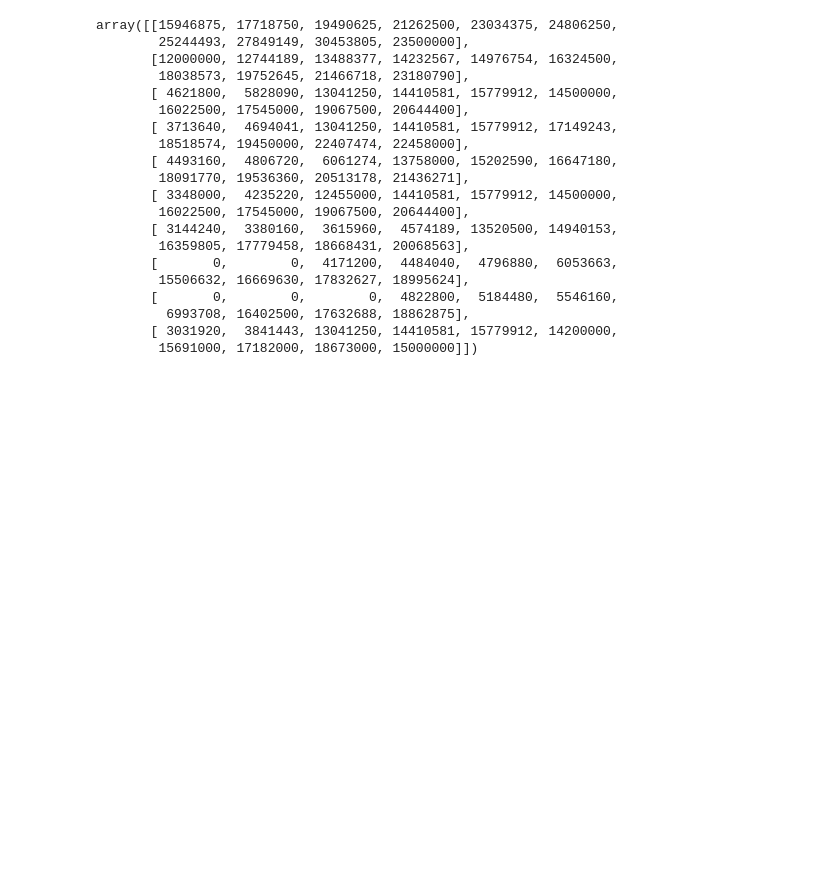
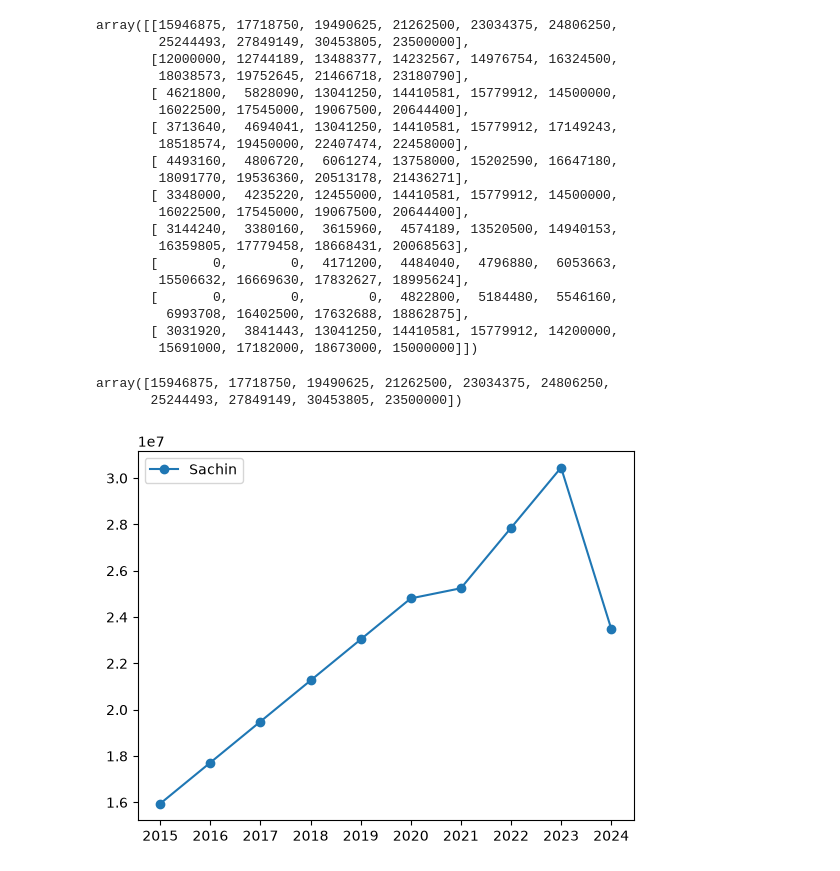
Before and after one commit to HarvindarRaghav/Full-Stack-Data-Science-with-Gen-AI-Agentic-AI, a Jupyter notebook: 01_Python/19-MatplotLib/matplotlib-poc.ipynb, the cells around one changed output. Drawn from its saved outputs; the diff is of its cells as text; code cells hidden in the pictures; blank space fills up the shorter version.

Commit message:
Graph practice

```diff
--- a/01_Python/19-MatplotLib/matplotlib-poc.ipynb
+++ b/01_Python/19-MatplotLib/matplotlib-poc.ipynb
@@ -134,3 +134,15 @@ array([[15946875, 17718750, 19490625, 21262500, 23034375, 24806250,
          6993708, 16402500, 17632688, 18862875],
        [ 3031920,  3841443, 13041250, 14410581, 15779912, 14200000,
         15691000, 17182000, 18673000, 15000000]])
+# %%
+Salary[0]
+# %% [output]
+array([15946875, 17718750, 19490625, 21262500, 23034375, 24806250,
+       25244493, 27849149, 30453805, 23500000])
+# %%
+import matplotlib.pyplot as plt
+plt.plot(Seasons, Salary[0], label='Sachin', marker='o')
+plt.legend()
+plt.show()
+# %% [output]
+[figure, added]
```
Also changed, not shown: parts of 3 cells of this notebook.
